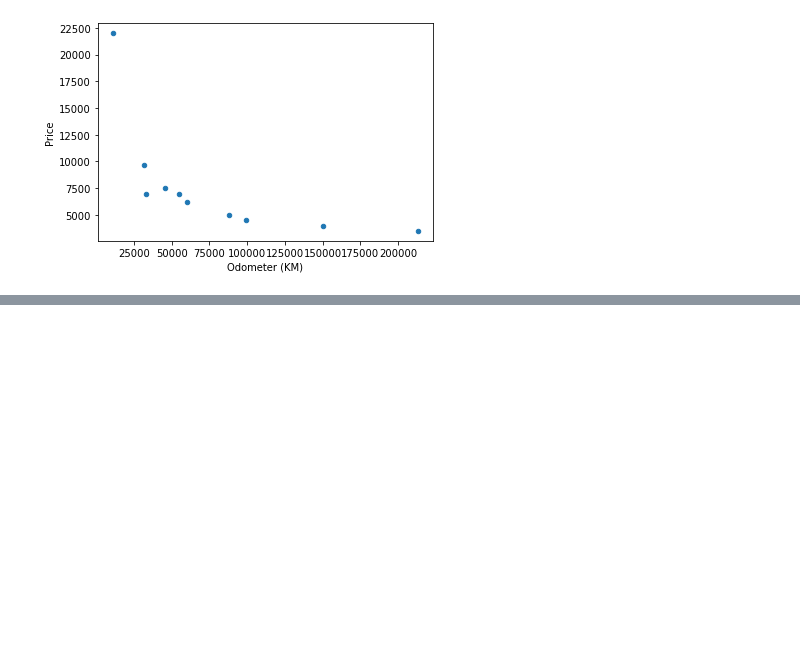
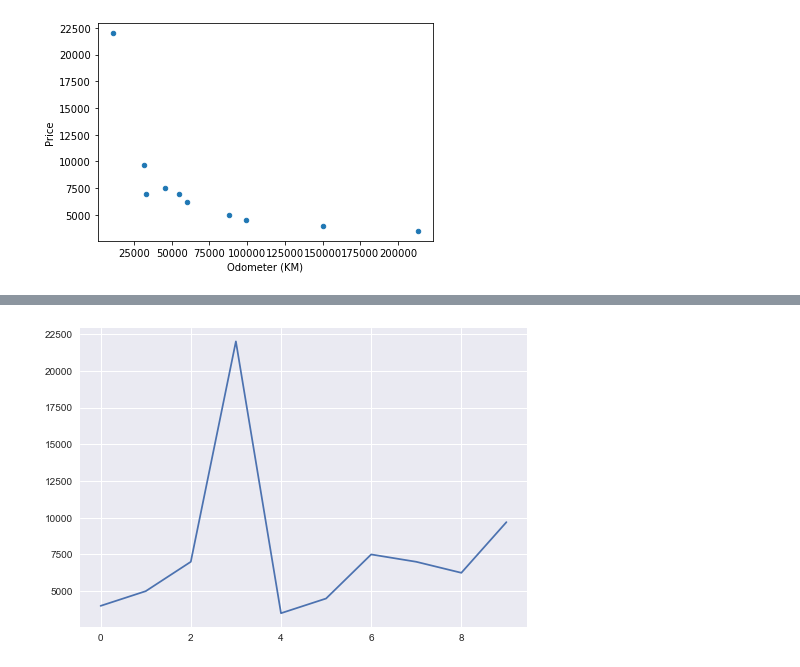
Before and after one commit to ioannis-toumpoglou/tensorflow-developer-repo, a Jupyter notebook: ml-02-introduction-to-matplotlib.ipynb, the cells around one changed output, grey strips where cells are left out. Saved outputs shown, nothing was run; the diff lists cells and outputs as text; code cells hidden in the pictures; blank space fills up the shorter version.

```diff
--- a/ml-02-introduction-to-matplotlib.ipynb
+++ b/ml-02-introduction-to-matplotlib.ipynb
@@ -529,0 +576,6 @@ Text(0.5, 0.98, 'Heart Disease Analysis')
+# %%
+plt.style.use('seaborn')
+# %%
+car_sales['Price'].plot();
+# %% [output]
+[figure, added]
```
Also changed, not shown: parts of 53 cells of this notebook.
